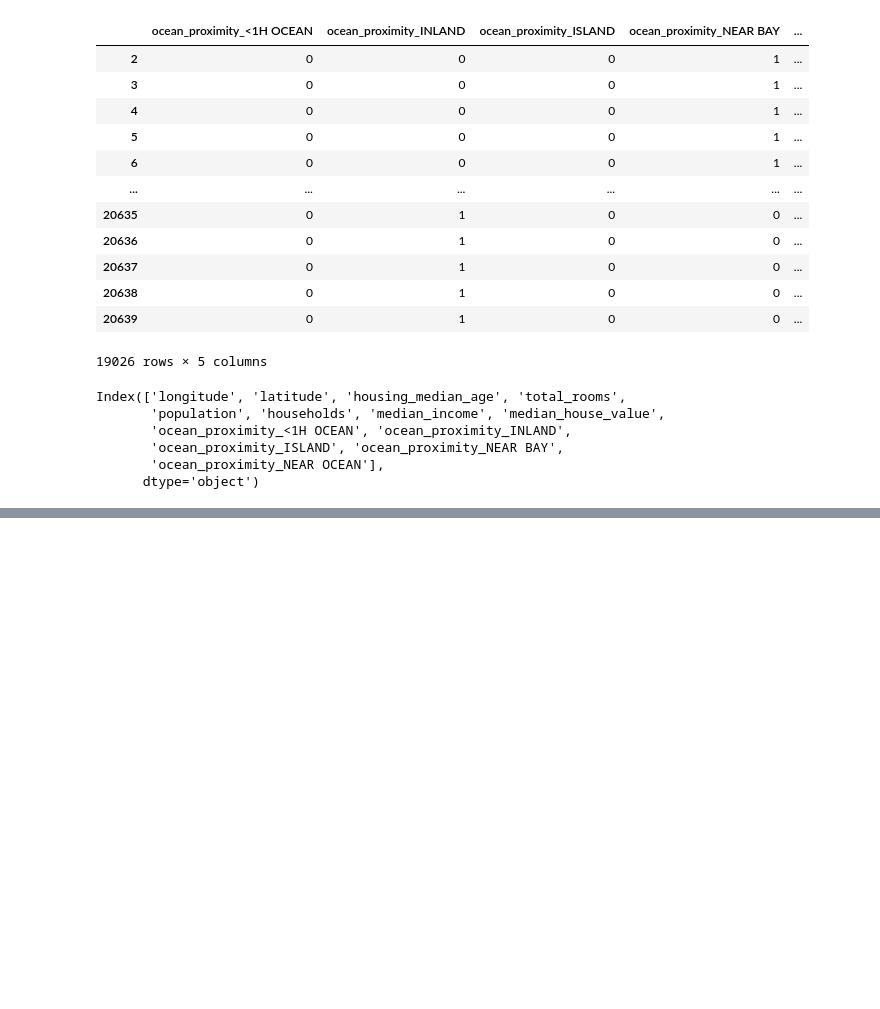
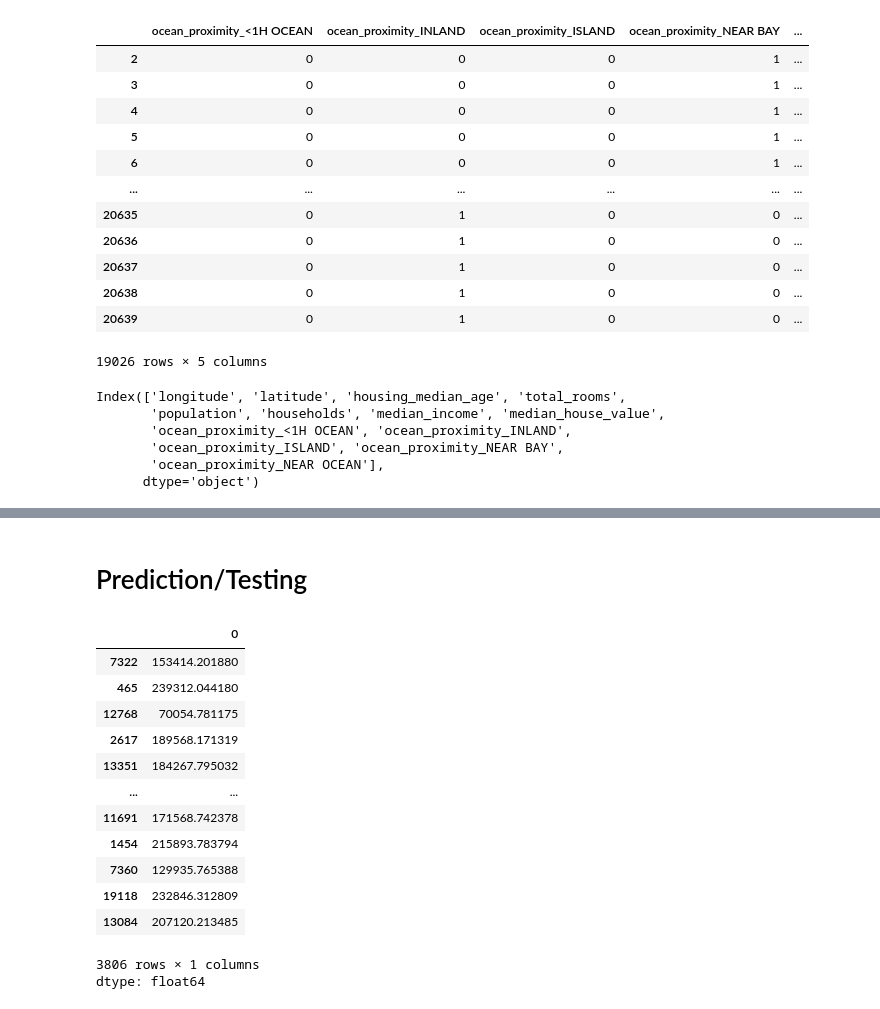
Before and after one commit to Joedharsic07/machine-learning-practice, a Jupyter notebook: Housing_dataset.ipynb, the cells around one changed output, grey strips where cells are left out. Cells and saved outputs as stored; diff of their text form; code cells hidden in the pictures; blank space fills up the shorter version.

```diff
--- a/Housing_dataset.ipynb
+++ b/Housing_dataset.ipynb
@@ -234,0 +318,5 @@ Index(['longitude', 'latitude', 'housing_median_age', 'total_rooms',
+# %%
+#  Fit OLS Model
+model_fitted=sm.OLS(y_train,x_train_const).fit()
+# print the summary
+print(model_fitted.summary())
@@ -234,0 +341,24 @@ Index(['longitude', 'latitude', 'housing_median_age', 'total_rooms',
+# %% [markdown]
+# Prediction/Testing
+# %%
+# Add constant to the test predictor
+x_test_const=sm.add_constant(x_test)
+
+# making Predictions on the test set
+test_predictions=model_fitted.predict(x_test_const)
+test_predictions
+# %% [output]
+|  | 0 |
+| 7322 | 153414.201880 |
+| 465 | 239312.044180 |
+| 12768 | 70054.781175 |
+| 2617 | 189568.171319 |
+| 13351 | 184267.795032 |
+| ... | ... |
+| 11691 | 171568.742378 |
+| 1454 | 215893.783794 |
+| 7360 | 129935.765388 |
+| 19118 | 232846.312809 |
+| 13084 | 207120.213485 |
+3806 rows × 1 columns
+dtype: float64
```
Also changed, not shown: parts of 11 cells of this notebook.
